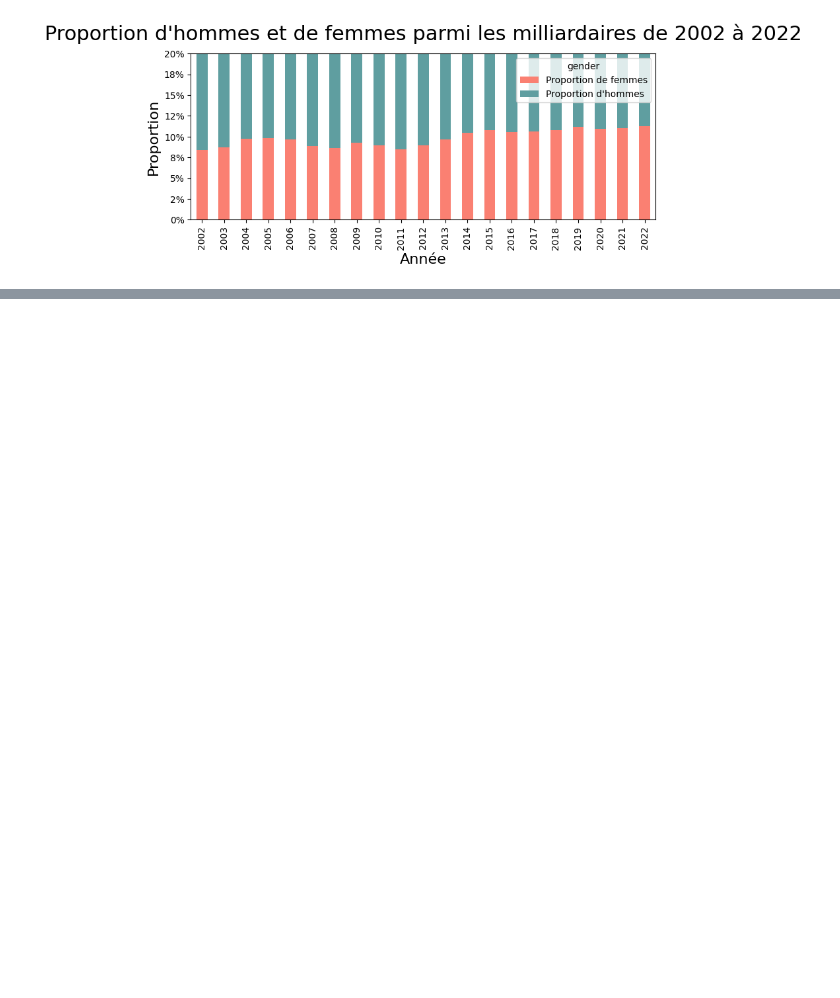
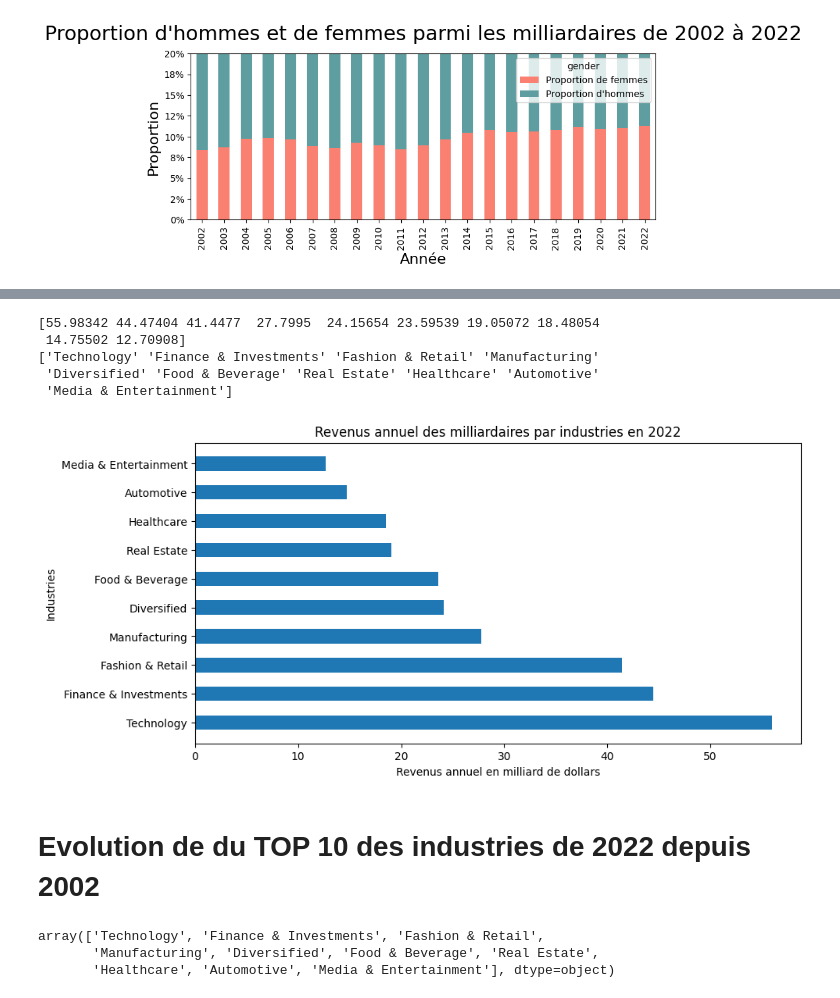
Before and after one commit to BrunetAlexis/Brief_2_Simplon, a Jupyter notebook: Brief_2_ARY_Group_Billionaires_DatasetDataviz.ipynb, the cells around one changed output, grey strips where cells are left out. Cells and saved outputs as stored; diff of their text form; code cells hidden in the pictures; blank space fills up the shorter version.

Commit message:
ajout du code et des graphs de alexis

```diff
--- a/Brief_2_ARY_Group_Billionaires_DatasetDataviz.ipynb
+++ b/Brief_2_ARY_Group_Billionaires_DatasetDataviz.ipynb
@@ -414,0 +395,6 @@ plt.show()
+# %%
+# récupération des data de 2022
+data_2022 = data[data.time == 2022]
+# %%
+top_ten_income_2022 = data_2022.pivot_table(index='main_industry', values='annual_income', aggfunc='sum').sort_values(by='annual_income', ascending=False)[:10]
+top_ten_income_2022
@@ -414,0 +414,31 @@ plt.show()
+# %%
+bar_height = top_ten_income_2022.annual_income.values
+bar_names = top_ten_income_2022.index.values
+print(bar_height)
+print(bar_names)
+# %% [output]
+[55.98342 44.47404 41.4477  27.7995  24.15654 23.59539 19.05072 18.48054
+ 14.75502 12.70908]
+['Technology' 'Finance & Investments' 'Fashion & Retail' 'Manufacturing'
+ 'Diversified' 'Food & Beverage' 'Real Estate' 'Healthcare' 'Automotive'
+ 'Media & Entertainment']
+# %%
+fig, ax = plt.subplots(figsize=(10,5))
+
+ax.barh(bar_names, bar_height, 0.5)
+ax.set_xlabel('Revenus annuel en milliard de dollars')
+ax.set_ylabel('Industries')
+ax.set_title("Revenus annuel des milliardaires par industries en 2022")
+plt.show()
+# %% [output]
+[figure, added]
+# %% [markdown]
+# Evolution de du TOP 10 des industries de 2022 depuis 2002
+# %%
+# récupération du TOP 10 de 2022
+top10_industry = top_ten_income_2022.index.values[:10]
+top10_industry
+# %% [output]
+array(['Technology', 'Finance & Investments', 'Fashion & Retail',
+       'Manufacturing', 'Diversified', 'Food & Beverage', 'Real Estate',
+       'Healthcare', 'Automotive', 'Media & Entertainment'], dtype=object)
```
Also changed, not shown: parts of 21 cells of this notebook.
